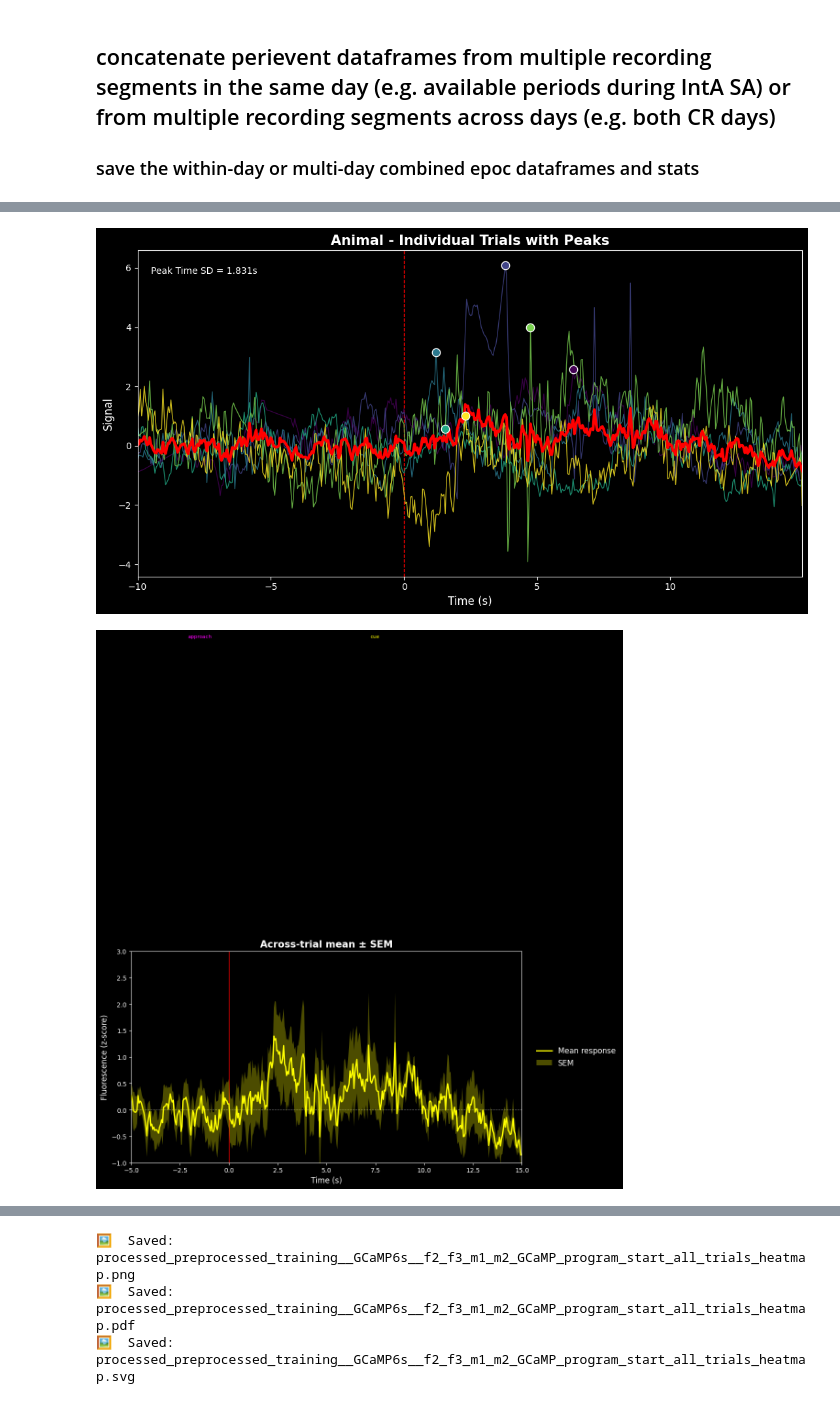
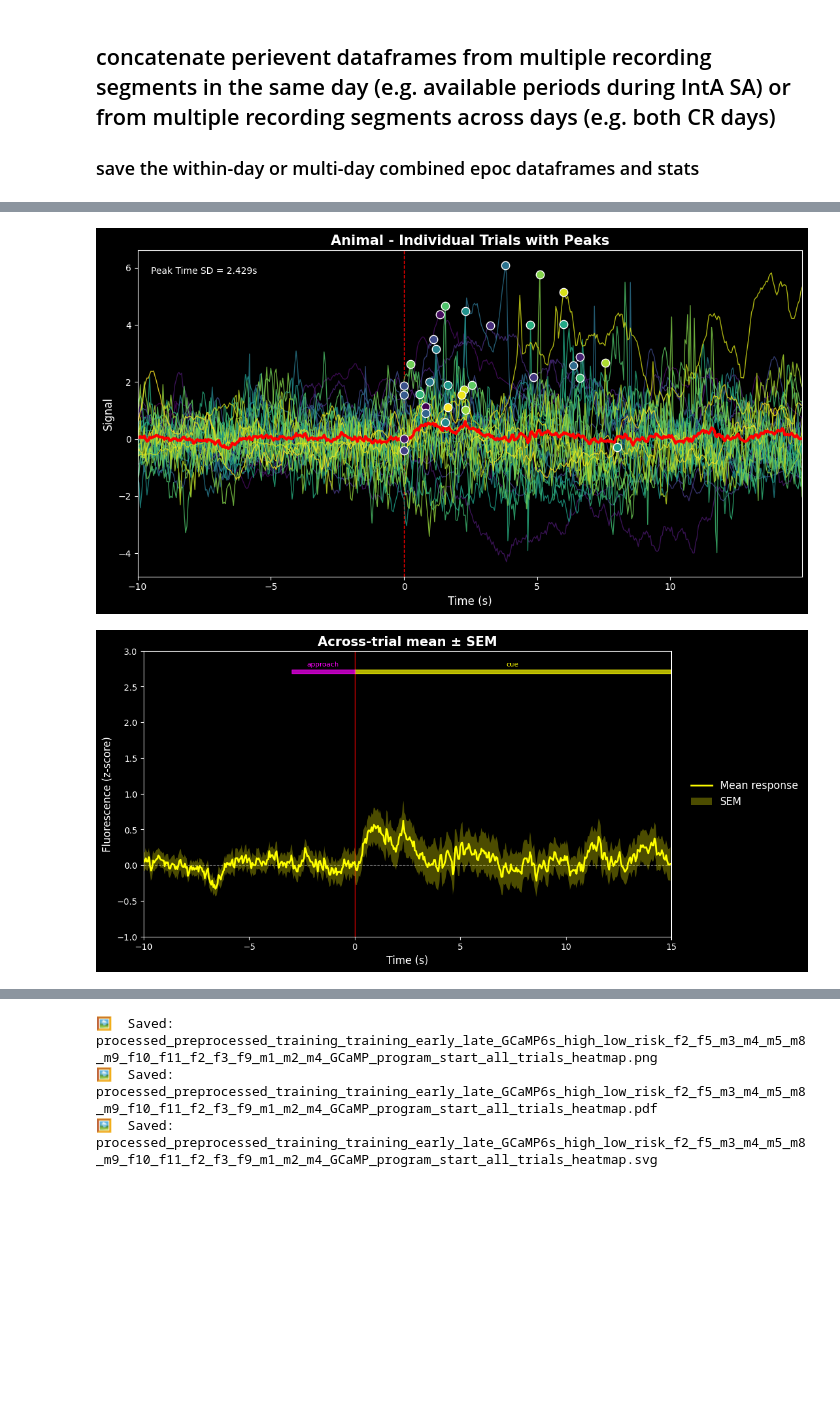
Before and after one commit to acwhitebirch/Whitebirch_python, a Jupyter notebook: fp_analysis_plotting.ipynb, the cells around one changed output, grey strips where cells are left out. Drawn from its saved outputs; the diff is of its cells as text; code cells hidden in the pictures; blank space fills up the shorter version.

```diff
--- a/fp_analysis_plotting.ipynb
+++ b/fp_analysis_plotting.ipynb
@@ -60,10 +60,10 @@ from fp_func_acw import run_perievent_pipeline
 # this can be a list of folders or a single one, depending on what subjects are being analyzed
 
 feather_folder = [
-     #r"D:\ACW\photometry\cohort_5_101325\extracted\training\processed_training_early_GCaMP6s_lowrisk",
-     #r"D:\ACW\photometry\cohort_5_101325\extracted\training\processed_training_early_GCaMP6s_highrisk",
-     #r"D:\ACW\photometry\cohort_5_101325\extracted\training\processed_training_late_GCaMP6s_lowrisk",
-     #r"D:\ACW\photometry\cohort_5_101325\extracted\training\processed_training_late_GCaMP6s_highrisk",
+     r"D:\ACW\photometry\cohort_5_101325\extracted\training\processed_training_early_GCaMP6s_lowrisk",
+     r"D:\ACW\photometry\cohort_5_101325\extracted\training\processed_training_early_GCaMP6s_highrisk",
+     r"D:\ACW\photometry\cohort_5_101325\extracted\training\processed_training_late_GCaMP6s_lowrisk",
+     r"D:\ACW\photometry\cohort_5_101325\extracted\training\processed_training_late_GCaMP6s_highrisk",
 
      #r"D:\ACW\photometry\cohort_5_101325\extracted\IntA_SA\processed_IntA_SA_early_GCaMP6s_lowrisk",
      #r"D:\ACW\photometry\cohort_5_101325\extracted\IntA_SA\processed_IntA_SA_early_GCaMP6s_highrisk",
@@ -87,14 +87,19 @@ feather_folder = [
      #r"D:\ACW\photometry\cohort_5_101325\extracted\CR\processed_CR_GCaMP8s_highrisk"
 
      r"D:\ACW\photometry\cohort_6_101226\extracted\training\preprocessed_training_GCaMP6s"
-
+     #r"D:\ACW\photometry\cohort_6_101226\extracted\IntA_SA\preprocessed_IntA_SA_GCaMP6s"
 ]
 
 # the feather_folder is named like e.g. "processed_[phase]_[GCaMP]_[risk], and contains the results of the pre-processing for each individual animal
 # save_base should create a new folder in the same location as the feather_folder above
 # e.g. both the feather_folder and save_base for CR analysis would be in "....extracted\CR\"
 
-save_base = r"D:\ACW\photometry\cohort_6_101226\extracted\training\analyzed_drug_infusion_training_GCaMP6s_0_15_window"
+#save_base = r"D:\ACW\photometry\cohort_6_101226\extracted\training\analyzed_drug_infusion_training_GCaMP6s_0_15_window_temp"
+
+save_base = r"D:\ACW\photometry\combined_cohorts_analysis\analyzed_temp"
+
+
+
 
 # the excel file path is used to plot results from the FiPhoPHA bootstrapped confidence interval analysis from Drakopoulos et al., 2025
 
@@ -105,7 +110,7 @@ excel_file_path = None
 # this is a condition that determines appearance and saving of figures
 
 paperfigs = False
-paperfig_path = r"D:\ACW\photometry\cohort_5_101325\analysis\figures"
+paperfig_path = r"D:\ACW\photometry\combined_cohorts_analysis\figures"
 #paperfig_path = None
 
 
@@ -115,8 +120,9 @@ paperfig_path = r"D:\ACW\photometry\cohort_5_101325\analysis\figures"
 
 file_pattern = [
 
-    '*ACW_coh6_IT_*_GCaMP_drug_infusion_epocs.feather',
-    #'*ACW_coh6_IT_*_GCaMP_program_start_epocs.feather',
+    #'*ACW_coh*_IT_*_GCaMP_drug_infusion_epocs.feather',
+    '*ACW_coh*_IT_*_GCaMP_program_start_epocs.feather',
+    #'*ACW_coh*_IT_*_GCaMP_drug_infusion_epocs.feather',
 
     #'*ACW_coh5_IT_f2_GCaMP_missed_infusion_epocs.feather',
     #'*ACW_coh5_IT_m3_GCaMP_missed_infusion_epocs.feather',
@@ -420,7 +426,7 @@ pipeline_results = run_perievent_pipeline(
     compute_kwargs=compute_kwargs,
     overwrite=False,
     save_within_rat=True,
-    master_xlim=(-5,15),
+    master_xlim=(-10,15),
     master_ylim=(-1,3),
     excel_file_path = excel_file_path,
     plot_group_comparison=True,
@@ -610,2 +616,2 @@ rat name: ACW_coh6_IT_f2-ACW_coh6_IT_f3-ACW_coh6_IT_m1-ACW_coh6_IT_m2
-[figure, old version]
+[figure, new version]
-[figure, old version]
+[figure, new version]
@@ -615,3 +621,3 @@ rat name: ACW_coh6_IT_f2-ACW_coh6_IT_f3-ACW_coh6_IT_m1-ACW_coh6_IT_m2
-🖼️  Saved: processed_preprocessed_training__GCaMP6s__f2_f3_m1_m2_GCaMP_program_start_all_trials_heatmap.png
-🖼️  Saved: processed_preprocessed_training__GCaMP6s__f2_f3_m1_m2_GCaMP_program_start_all_trials_heatmap.pdf
-🖼️  Saved: processed_preprocessed_training__GCaMP6s__f2_f3_m1_m2_GCaMP_program_start_all_trials_heatmap.svg
+🖼️  Saved: processed_preprocessed_training_training_early_late_GCaMP6s_high_low_risk_f2_f5_m3_m4_m5_m8_m9_f10_f11_f2_f3_f9_m1_m2_m4_GCaMP_program_start_all_trials_heatmap.png
+🖼️  Saved: processed_preprocessed_training_training_early_late_GCaMP6s_high_low_risk_f2_f5_m3_m4_m5_m8_m9_f10_f11_f2_f3_f9_m1_m2_m4_GCaMP_program_start_all_trials_heatmap.pdf
+🖼️  Saved: processed_preprocessed_training_training_early_late_GCaMP6s_high_low_risk_f2_f5_m3_m4_m5_m8_m9_f10_f11_f2_f3_f9_m1_m2_m4_GCaMP_program_start_all_trials_heatmap.svg
```
Also changed, not shown: parts of 1 cell of this notebook, 5 other files.
